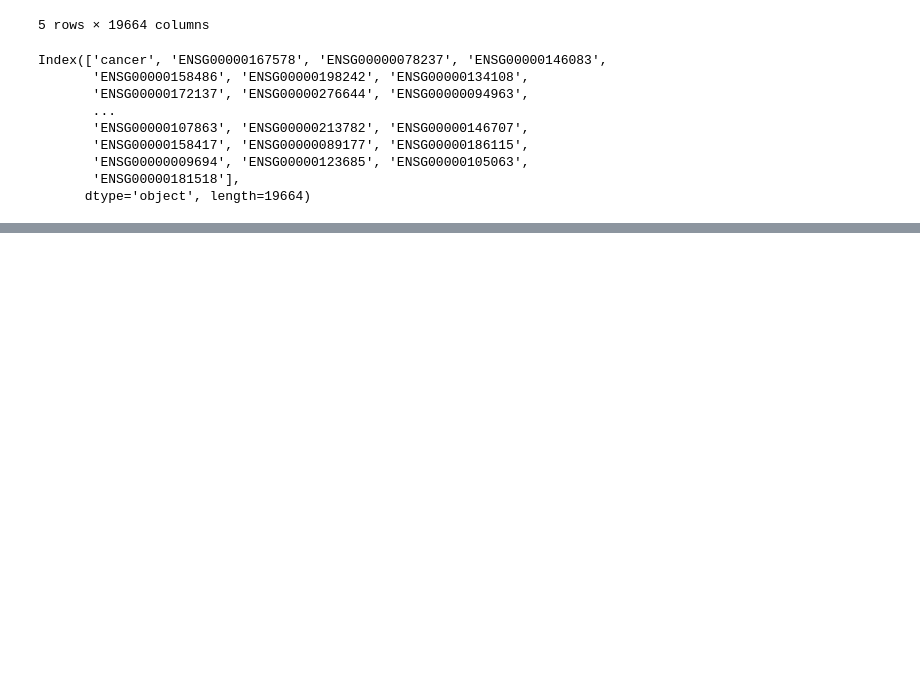
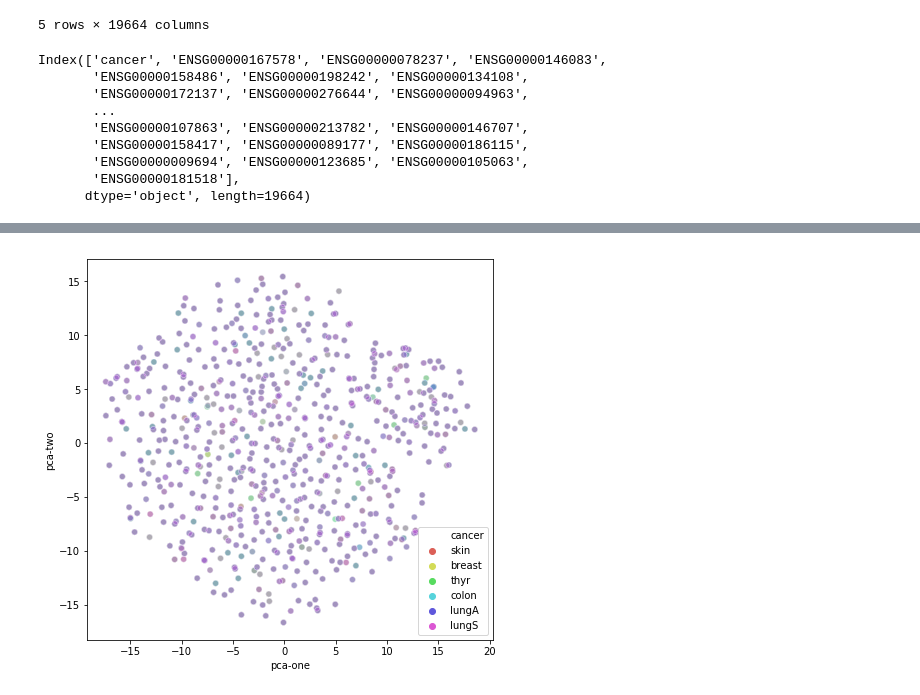
Before and after one commit to mikesamir/oncological_gene_expression_analysis, a Jupyter notebook: Lu/Chunk_Split.ipynb, the cells around one changed output, grey strips where cells are left out. Saved outputs shown, nothing was run; the diff lists cells and outputs as text; code cells hidden in the pictures; blank space fills up the shorter version.

```diff
--- a/Lu/Chunk_Split.ipynb
+++ b/Lu/Chunk_Split.ipynb
@@ -90,0 +174,12 @@ Index(['cancer', 'ENSG00000167578', 'ENSG00000078237', 'ENSG00000146083',
+# %%
+X = df_genes.drop(columns = "cancer") #.sample(2000, axis = 1, random_state=1888)
+y = df_genes["cancer"]
+
+
+minmax_scaler = MinMaxScaler()
+X_scaled = minmax_scaler.fit_transform(X)
+
+pca_cancer = PCA(n_components=50)
+princ_comp_cancer = pca_cancer.fit_transform(X_scaled)
+#principalDf_cancer = pd.DataFrame(data=princ_comp_cancer, columns=["component_1", "component_2", "component_3"])
+#principalDf_cancer.head()
@@ -90,0 +202,5 @@ Index(['cancer', 'ENSG00000167578', 'ENSG00000078237', 'ENSG00000146083',
+# %%
+time_start = time.time()
+tsne = TSNE(n_components=2, verbose=0, perplexity=40, n_iter=300)
+tsne_pca_results = tsne.fit_transform(princ_comp_cancer)
+print('t-SNE done! Time elapsed: {} seconds'.format(time.time()-time_start))
@@ -90,0 +209,38 @@ Index(['cancer', 'ENSG00000167578', 'ENSG00000078237', 'ENSG00000146083',
+# %%
+X['pca-one'] = tsne_pca_results[:,0]
+X['pca-two'] = tsne_pca_results[:,1]
+plt.figure(figsize=(16,7))
+ax1 = plt.subplot(1, 2, 1)
+sns.scatterplot(
+    x="pca-one", y="pca-two",
+    hue=y,
+    palette=sns.color_palette("hls"),
+    data=X,
+    legend="full",
+    alpha=0.3,
+    ax=ax1
+)
+#ax2 = plt.subplot(1, 3, 2)
+#sns.scatterplot(
+#    x="tsne-2d-one", y="tsne-2d-two",
+#    hue="y",
+ #   palette=sns.color_palette("hls", 10),
+#    data=df_subset,
+#    legend="full",
+#    alpha=0.5,
+ #   ax=ax2
+#)
+#ax3 = plt.subplot(1, 3, 3)
+#sns.scatterplot(
+#    x="tsne-pca50-one", y="tsne-pca50-two",
+#    hue="y",
+#    palette=sns.color_palette("hls", 10),
+#    data=df_subset,
+#    legend="full",
+#    alpha=0.3,
+#    ax=ax3
+#)
+
+plt.show()
+# %% [output]
+[figure, added]
```
Also changed, not shown: parts of 11 cells of this notebook, 1 other file.
